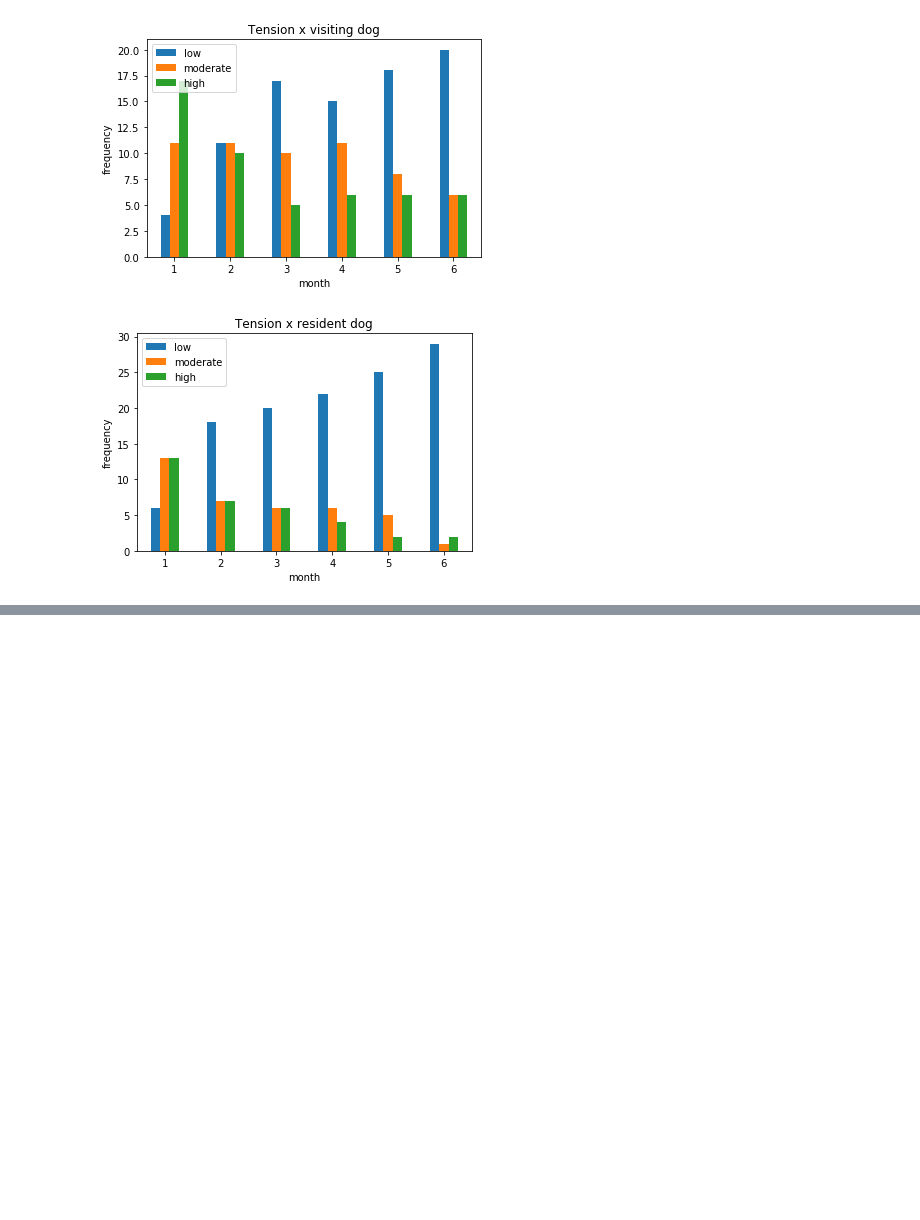
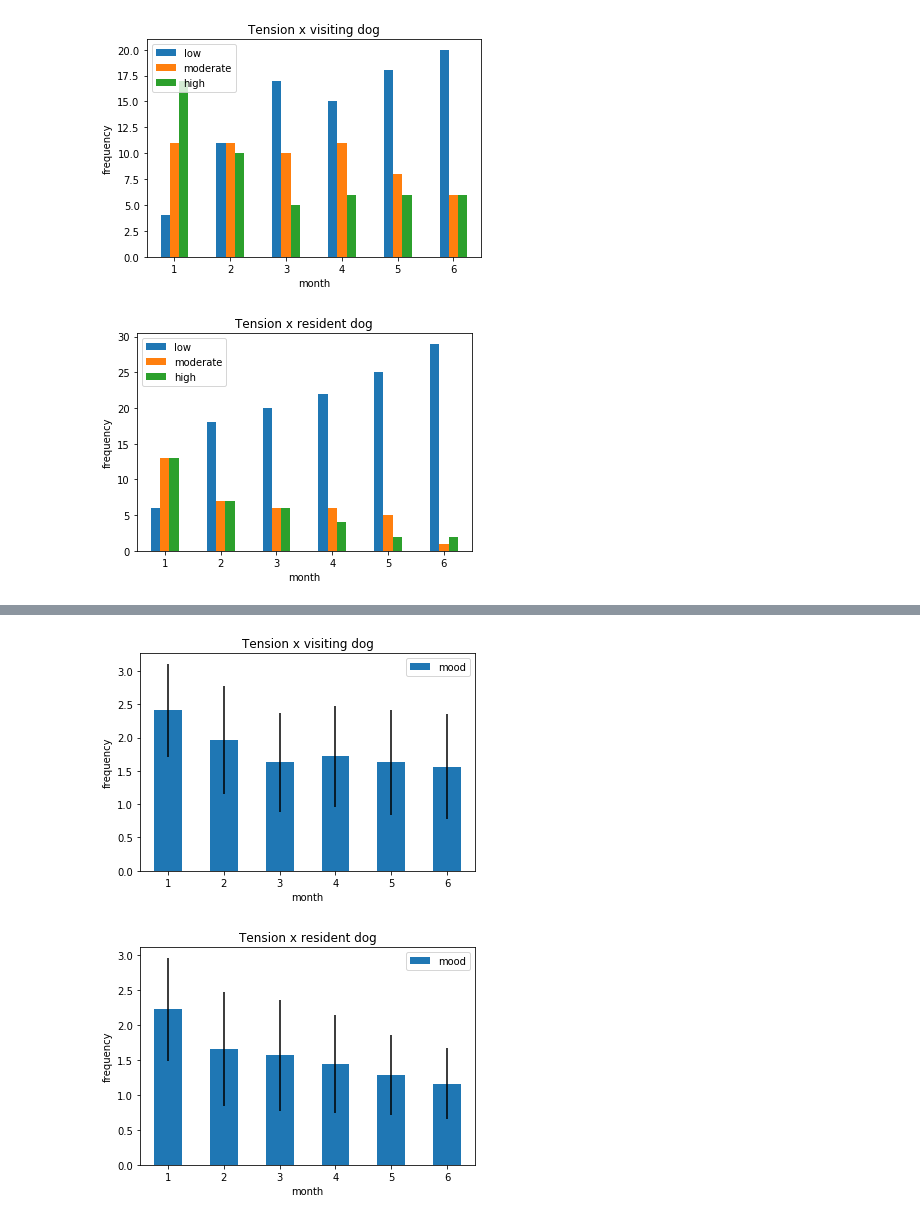
Before and after one commit to KazuichiroTaira/StandardDeviationAndMeans_DogsAtNursingHome, a Jupyter notebook: main.ipynb, the cells around one changed output, grey strips where cells are left out. Saved outputs shown, nothing was run; the diff lists cells and outputs as text; code cells hidden in the pictures; blank space fills up the shorter version.

```diff
--- a/main.ipynb
+++ b/main.ipynb
@@ -349,0 +205,79 @@ len(df["control"])
+# %%
+import numpy as np
+import matplotlib.pyplot as plt
+import pandas as pd
+import os
+
+DATA_FOLDER = 'data'
+FIG_FOLDER = 'fig'
+
+os.makedirs(FIG_FOLDER, exist_ok=True)
+
+data_file = os.path.join(DATA_FOLDER, 'crowley-1996.csv')
+df = pd.read_csv(data_file)
+
+# Number of people 'low' for the month 1, month 2, etc. for visiting
+
+dog_status = ['control', 'resident']
+
+moods = {'low': 1, 'moderate': 2, 'high': 3}
+n_months = 6
+
+index = list(range(1, n_months + 1))
+
+# low = []
+# moderate = []
+# high = []
+
+for ds in dog_status:
+
+    yerr=[]
+
+    data = {}
+    labels = ['mood']#['low', 'moderate', 'high', 'mean']
+    for label in labels:
+        data[label] = []
+
+    # data = {'low': [], 'moderate': [], 'high': [], 'mean':[]}
+
+    is_ds = df['condition'] == ds
+
+    for i in range(n_months):
+        key_month = 'm' + str(i + 1)
+
+       # for (mood_label, mood_value) in moods.items():
+
+       #     is_mood = df[key_month] == mood_value
+       #     count_mood = len(df[is_mood & is_ds][key_month])
+
+       #     data[mood_label].append(count_mood)
+        x = df[is_ds][key_month]
+
+        mean_mood = np.mean(x)
+        std_mood = np.std(x)
+
+        yerr.append(std_mood)
+
+        # np.mean(df[is_ds][key_month])
+
+        data['mood'].append(mean_mood)
+
+    if ds == 'resident':
+        condition_label = ds
+    else:
+        condition_label = 'visiting'
+
+    title = f'Tension x {condition_label} dog'
+
+    df_fig = pd.DataFrame(data, index=index)
+    ax = df_fig.plot.bar(rot=0, yerr=yerr)
+    ax.set_xlabel('month')
+    ax.set_ylabel('frequency')
+    ax.set_title(title)
+
+    fig_name = f'{condition_label}.pdf'
+    fig_file = os.path.join(FIG_FOLDER, fig_name)
+    plt.savefig(fig_file)
+# %% [output]
+[figure, added]
+[figure, added]
```
Also changed, not shown: parts of 58 cells of this notebook.
